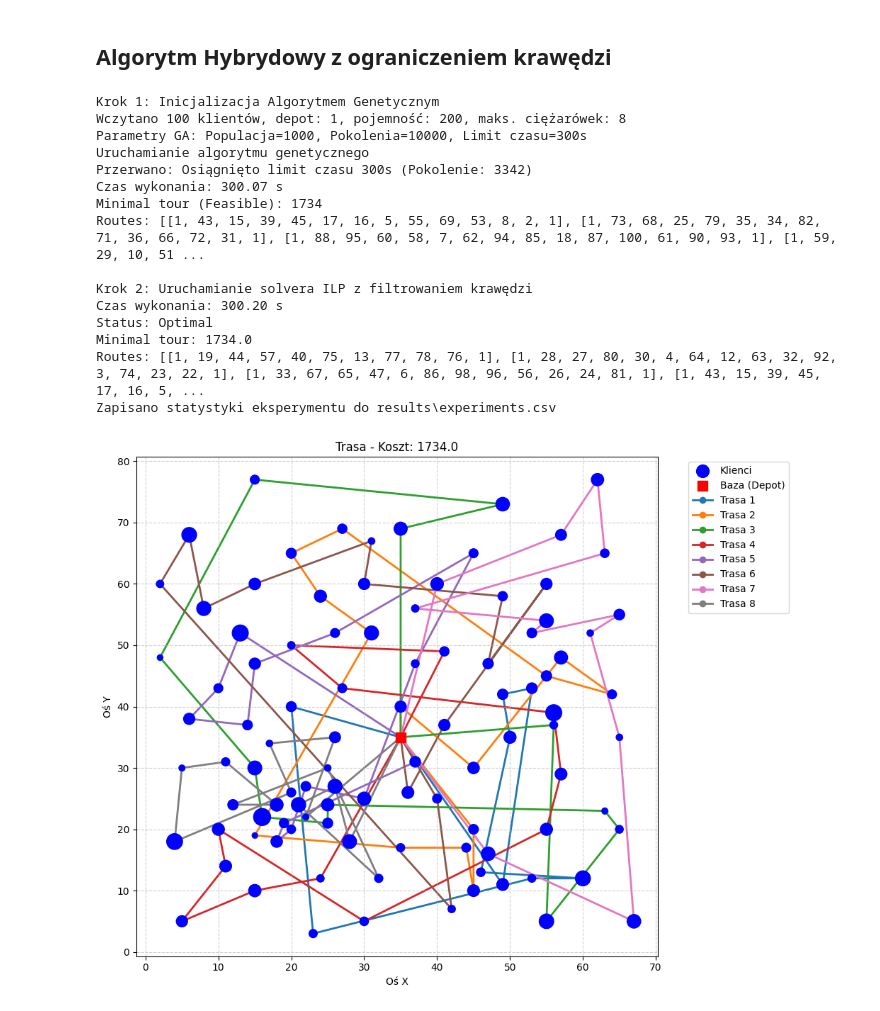
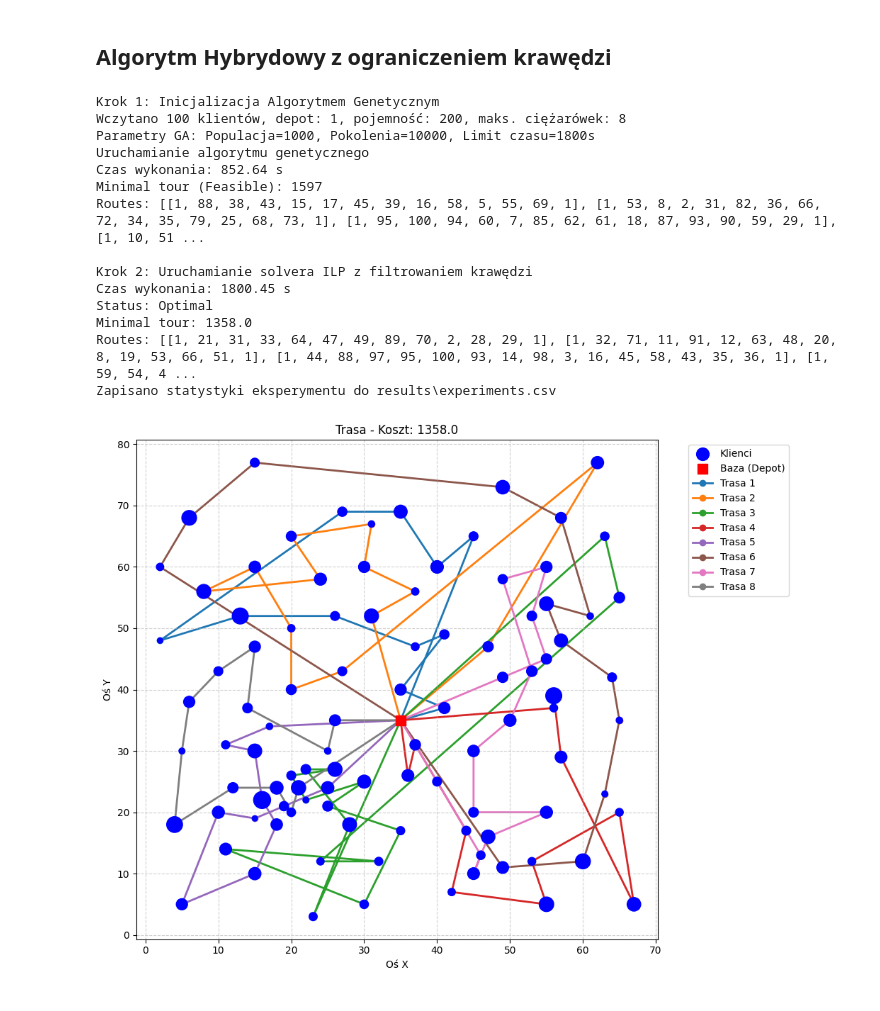
Before and after one commit to JakubRybak/Vehicle_Routing_Lp_Solver, a Jupyter notebook: projekt_E-n101-k8.ipynb, the cells around one changed output. Saved outputs shown, nothing was run; the diff lists cells and outputs as text; code cells hidden in the pictures.

```diff
--- a/projekt_E-n101-k8.ipynb
+++ b/projekt_E-n101-k8.ipynb
@@ -77,7 +80,7 @@ Zapisano statystyki eksperymentu do results\experiments.csv
 # %% [markdown]
 ## Algorytm ILP z Optymalizacjami i 'Warm Start NN'
 # %%
-run_experiments(instances, solve_cvrp_ilp_warm, time_limit=600)
+run_experiments(instances, solve_cvrp_ilp_warm, time_limit=3600)
 # %% [output]
 Wczytano 100 klientów, depot: 1, pojemność: 200, maks. ciężarówek: 8
 Uruchamianie solvera
@@ -91,6 +94,6 @@ Zapisano statystyki eksperymentu do results\experiments.csv
 # %% [markdown]
 ## Algorytm Genetyczny
 # %%
-run_experiments(instances, solve_cvrp_ga, time_limit=600, population_size=1000, generations=10000, seed=42)
+run_experiments(instances, solve_cvrp_ga, time_limit=3600, population_size=1000, generations=10000, seed=42)
 # %% [output]
 Wczytano 100 klientów, depot: 1, pojemność: 200, maks. ciężarówek: 8
@@ -106,7 +108,7 @@ Zapisano statystyki eksperymentu do results\experiments.csv
 # %% [markdown]
 ## Algorytm Hybrydowy
 # %%
-run_experiments(instances, solve_cvrp_hybrid, ga_time_limit=200, ilp_time_limit=400, population_size=1000, generations=5000, seed=42)
+run_experiments(instances, solve_cvrp_hybrid, ga_time_limit=1200, ilp_time_limit=2400, population_size=1000, generations=5000, seed=42)
 # %% [output]
 Krok 1: Inicjalizacja Algorytmem Genetycznym
 Wczytano 100 klientów, depot: 1, pojemność: 200, maks. ciężarówek: 8
@@ -128,21 +129,20 @@ Zapisano statystyki eksperymentu do results\experiments.csv
 # %% [markdown]
 ## Algorytm Hybrydowy z ograniczeniem krawędzi
 # %%
-run_experiments(instances, solve_cvrp_hybrid_candidate, ga_time_limit=300, ilp_time_limit=300, population_size=1000, generations=10000, seed=42)
+run_experiments(instances, solve_cvrp_hybrid_candidate, ga_time_limit=1800, ilp_time_limit=1800, population_size=1000, generations=10000, seed=42)
 # %% [output]
 Krok 1: Inicjalizacja Algorytmem Genetycznym
 Wczytano 100 klientów, depot: 1, pojemność: 200, maks. ciężarówek: 8
-Parametry GA: Populacja=1000, Pokolenia=10000, Limit czasu=300s
+Parametry GA: Populacja=1000, Pokolenia=10000, Limit czasu=1800s
 Uruchamianie algorytmu genetycznego
-Przerwano: Osiągnięto limit czasu 300s (Pokolenie: 3342)
-Czas wykonania: 300.07 s
-Minimal tour (Feasible): 1734
-Routes: [[1, 43, 15, 39, 45, 17, 16, 5, 55, 69, 53, 8, 2, 1], [1, 73, 68, 25, 79, 35, 34, 82, 71, 36, 66, 72, 31, 1], [1, 88, 95, 60, 58, 7, 62, 94, 85, 18, 87, 100, 61, 90, 93, 1], [1, 59, 29, 10, 51 ...
+Czas wykonania: 852.64 s
+Minimal tour (Feasible): 1597
+Routes: [[1, 88, 38, 43, 15, 17, 45, 39, 16, 58, 5, 55, 69, 1], [1, 53, 8, 2, 31, 82, 36, 66, 72, 34, 35, 79, 25, 68, 73, 1], [1, 95, 100, 94, 60, 7, 85, 62, 61, 18, 87, 93, 90, 59, 29, 1], [1, 10, 51 ...
 
 Krok 2: Uruchamianie solvera ILP z filtrowaniem krawędzi
-Czas wykonania: 300.20 s
+Czas wykonania: 1800.45 s
 Status: Optimal
-Minimal tour: 1734.0
-Routes: [[1, 19, 44, 57, 40, 75, 13, 77, 78, 76, 1], [1, 28, 27, 80, 30, 4, 64, 12, 63, 32, 92, 3, 74, 23, 22, 1], [1, 33, 67, 65, 47, 6, 86, 98, 96, 56, 26, 24, 81, 1], [1, 43, 15, 39, 45, 17, 16, 5, ...
+Minimal tour: 1358.0
+Routes: [[1, 21, 31, 33, 64, 47, 49, 89, 70, 2, 28, 29, 1], [1, 32, 71, 11, 91, 12, 63, 48, 20, 8, 19, 53, 66, 51, 1], [1, 44, 88, 97, 95, 100, 93, 14, 98, 3, 16, 45, 58, 43, 35, 36, 1], [1, 59, 54, 4 ...
 Zapisano statystyki eksperymentu do results\experiments.csv
-[figure, old version]
+[figure, new version]
```
Also changed, not shown: parts of 6 cells of this notebook, 3 other files.
